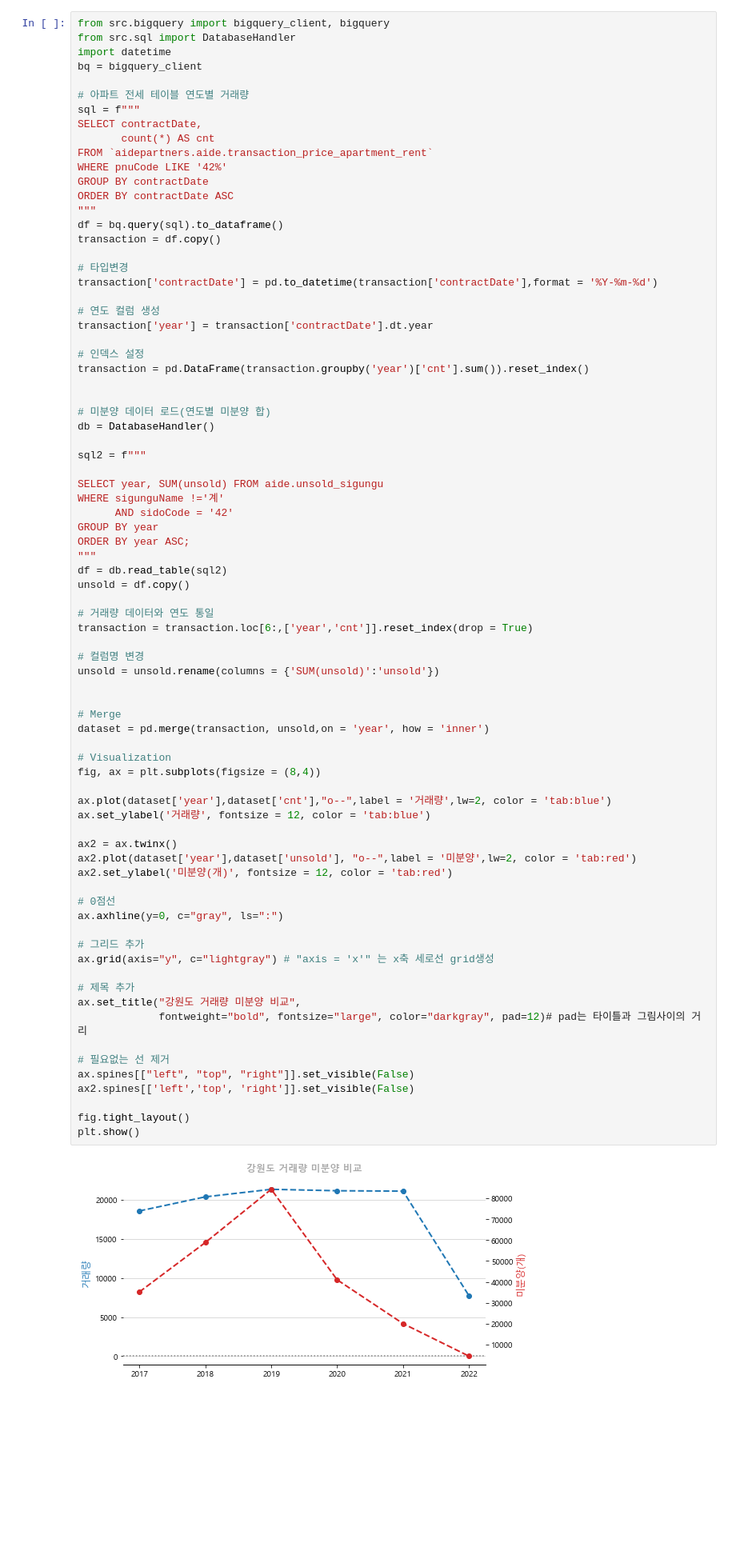
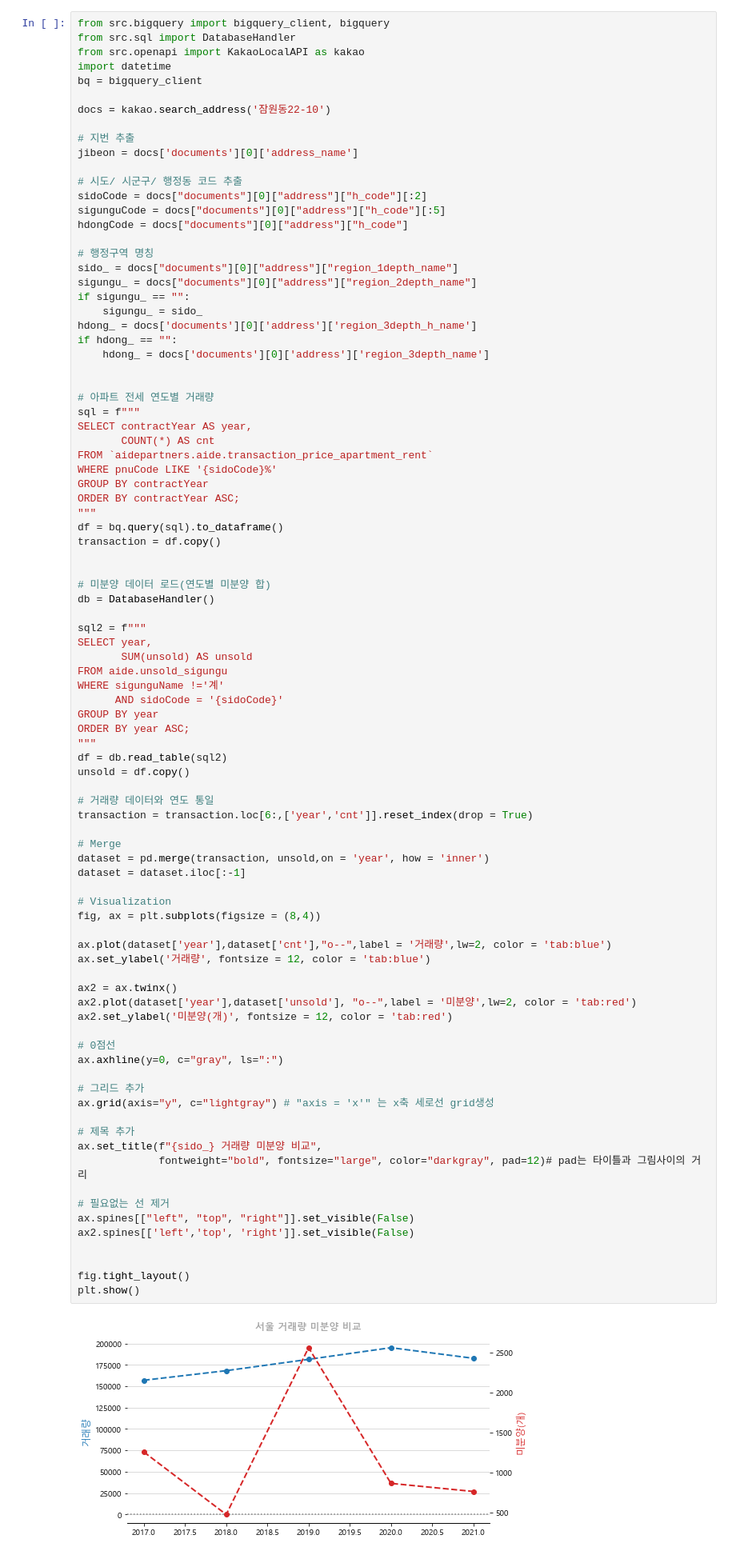
Before and after one commit to ljs7463/prop-tech, a Jupyter notebook: Real estate Analysis/ANALYSIS.ipynb, the cells around one changed output. Shown: that part at 80% size. Cells and saved outputs as stored; diff of their text form; blank space fills up the shorter version.

```diff
--- a/Real estate Analysis/ANALYSIS.ipynb
+++ b/Real estate Analysis/ANALYSIS.ipynb
@@ -42,39 +42,52 @@ plt.rcParams['font.family'] = 'Malgun Gothic'
 # %%
 from src.bigquery import bigquery_client, bigquery
 from src.sql import DatabaseHandler
+from src.openapi import KakaoLocalAPI as kakao
 import datetime
 bq = bigquery_client
 
-# 아파트 전세 테이블 연도별 거래량
+docs = kakao.search_address('잠원동22-10')
+
+# 지번 추출
+jibeon = docs['documents'][0]['address_name']
+
+# 시도/ 시군구/ 행정동 코드 추출
+sidoCode = docs["documents"][0]["address"]["h_code"][:2]
+sigunguCode = docs["documents"][0]["address"]["h_code"][:5]
+hdongCode = docs["documents"][0]["address"]["h_code"]
+
+# 행정구역 명칭
+sido_ = docs["documents"][0]["address"]["region_1depth_name"]
+sigungu_ = docs["documents"][0]["address"]["region_2depth_name"]
+if sigungu_ == "":
+    sigungu_ = sido_
+hdong_ = docs['documents'][0]['address']['region_3depth_h_name']
+if hdong_ == "":
+    hdong_ = docs['documents'][0]['address']['region_3depth_name']
+
+
+# 아파트 전세 연도별 거래량
 sql = f"""
-SELECT contractDate,
-       count(*) AS cnt
+SELECT contractYear AS year,
+       COUNT(*) AS cnt
 FROM `aidepartners.aide.transaction_price_apartment_rent`
-WHERE pnuCode LIKE '42%'
-GROUP BY contractDate
-ORDER BY contractDate ASC
+WHERE pnuCode LIKE '{sidoCode}%'
+GROUP BY contractYear
+ORDER BY contractYear ASC;
 """
 df = bq.query(sql).to_dataframe()
 transaction = df.copy()
-
-# 타입변경
-transaction['contractDate'] = pd.to_datetime(transaction['contractDate'],format = '%Y-%m-%d')
-
-# 연도 컬럼 생성
-transaction['year'] = transaction['contractDate'].dt.year
-
-# 인덱스 설정
-transaction = pd.DataFrame(transaction.groupby('year')['cnt'].sum()).reset_index()
 
 
 # 미분양 데이터 로드(연도별 미분양 합)
 db = DatabaseHandler()
 
 sql2 = f"""
-
-SELECT year, SUM(unsold) FROM aide.unsold_sigungu
+SELECT year,
+       SUM(unsold) AS unsold
+FROM aide.unsold_sigungu
 WHERE sigunguName !='계'
-	  AND sidoCode = '42'
+      AND sidoCode = '{sidoCode}'
 GROUP BY year
 ORDER BY year ASC;
 """
@@ -84,39 +97,37 @@ unsold = df.copy()
 # 거래량 데이터와 연도 통일
 transaction = transaction.loc[6:,['year','cnt']].reset_index(drop = True)
 
-# 컬럼명 변경
-unsold = unsold.rename(columns = {'SUM(unsold)':'unsold'})
-
-
 # Merge
 dataset = pd.merge(transaction, unsold,on = 'year', how = 'inner')
+dataset = dataset.iloc[:-1]
 
 # Visualization
 fig, ax = plt.subplots(figsize = (8,4))
 
 ax.plot(dataset['year'],dataset['cnt'],"o--",label = '거래량',lw=2, color = 'tab:blue')
 ax.set_ylabel('거래량', fontsize = 12, color = 'tab:blue')
 
 ax2 = ax.twinx()
 ax2.plot(dataset['year'],dataset['unsold'], "o--",label = '미분양',lw=2, color = 'tab:red')
 ax2.set_ylabel('미분양(개)', fontsize = 12, color = 'tab:red')
 
 # 0점선
 ax.axhline(y=0, c="gray", ls=":")
 
 # 그리드 추가
 ax.grid(axis="y", c="lightgray") # "axis = 'x'" 는 x축 세로선 grid생성
 
 # 제목 추가
-ax.set_title("강원도 거래량 미분양 비교",
+ax.set_title(f"{sido_} 거래량 미분양 비교",
              fontweight="bold", fontsize="large", color="darkgray", pad=12)# pad는 타이틀과 그림사이의 거리
 
 # 필요없는 선 제거
 ax.spines[["left", "top", "right"]].set_visible(False)
 ax2.spines[['left','top', 'right']].set_visible(False)
 
+
 fig.tight_layout()
 plt.show()
 # %% [output]
-[figure, old version]
+[figure, new version]
 # %% [markdown]
```
Also changed, not shown: parts of 17 cells of this notebook.
